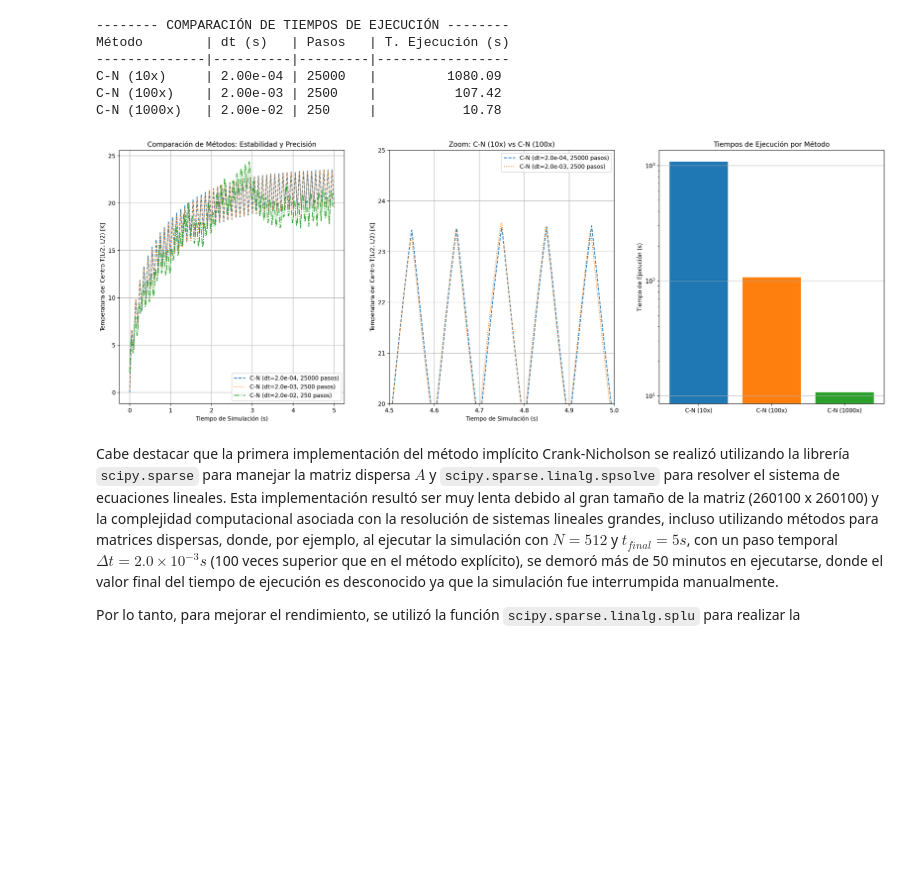
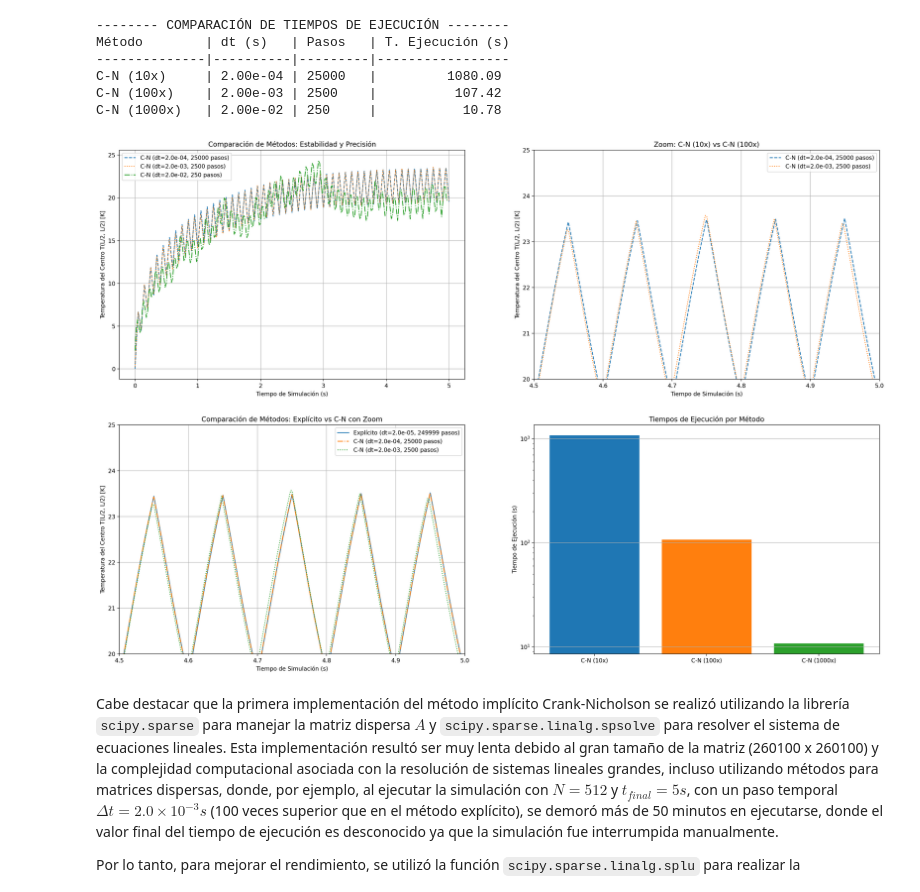
Before and after one commit to Ferzamora053/Tareas-FisComp, a Jupyter notebook: Tarea2_FZ.ipynb, the cells around one changed output. Drawn from its saved outputs; the diff is of its cells as text; code cells hidden in the pictures; blank space fills up the shorter version.

```diff
--- a/Tarea2_FZ.ipynb
+++ b/Tarea2_FZ.ipynb
@@ -1079,42 +1079,53 @@ C-N (10x)     | 2.00e-04 | 25000   |         1080.09
 C-N (100x)    | 2.00e-03 | 2500    |          107.42
 C-N (1000x)   | 2.00e-02 | 250     |           10.78
 # %%
-fig, ax = plt.subplots(1, 3, figsize=(24, 8))
+fig, ax = plt.subplots(2, 2, figsize=(24, 16))
 
 # plt.plot(time_cn, temp_cn, label=f'C-N (dt={dt:.1e}, {len(time_cn)} pasos)', alpha=0.8)
-ax[0].plot(time_cn_10, temp_cn_10, label=f'C-N (dt={dt_10:.1e}, {len(time_cn_10)} pasos)', linestyle='--')
-ax[0].plot(time_cn_100, temp_cn_100, label=f'C-N (dt={dt_100:.1e}, {len(time_cn_100)} pasos)', linestyle=':')
-ax[0].plot(time_cn_1000, temp_cn_1000, label=f'C-N (dt={2.0e-2:.1e}, {len(time_cn_1000)} pasos)', linestyle='-.')
+ax[0, 0].plot(time_cn_10, temp_cn_10, label=f'C-N (dt={dt_10:.1e}, {len(time_cn_10)} pasos)', linestyle='--')
+ax[0, 0].plot(time_cn_100, temp_cn_100, label=f'C-N (dt={dt_100:.1e}, {len(time_cn_100)} pasos)', linestyle=':')
+ax[0, 0].plot(time_cn_1000, temp_cn_1000, label=f'C-N (dt={2.0e-2:.1e}, {len(time_cn_1000)} pasos)', linestyle='-.')
 
 
-ax[0].set_title('Comparación de Métodos: Estabilidad y Precisión')
-ax[0].set_xlabel('Tiempo de Simulación (s)')
-ax[0].set_ylabel('Temperatura del Centro T(L/2, L/2) [K]')
-ax[0].legend()
-ax[0].grid(True)
+ax[0, 0].set_title('Comparación de Métodos: Estabilidad y Precisión')
+ax[0, 0].set_xlabel('Tiempo de Simulación (s)')
+ax[0, 0].set_ylabel('Temperatura del Centro T(L/2, L/2) [K]')
+ax[0, 0].legend()
+ax[0, 0].grid(True)
 
-ax[1].plot(time_cn_10, temp_cn_10, label=f'C-N (dt={dt_10:.1e}, {len(time_cn_10)} pasos)', linestyle='--')
-ax[1].plot(time_cn_100, temp_cn_100, label=f'C-N (dt={dt_100:.1e}, {len(time_cn_100)} pasos)', linestyle=':')
-ax[1].set_title('Zoom: C-N (10x) vs C-N (100x)')
-ax[1].set_xlim(4.5, 5.0)
-ax[1].set_xlabel('Tiempo de Simulación (s)')
-ax[1].set_ylim(20, 25)
-ax[1].set_ylabel('Temperatura del Centro T(L/2, L/2) [K]')
-ax[1].legend()
-ax[1].grid(True)
+ax[0, 1].plot(time_cn_10, temp_cn_10, label=f'C-N (dt={dt_10:.1e}, {len(time_cn_10)} pasos)', linestyle='--')
+ax[0, 1].plot(time_cn_100, temp_cn_100, label=f'C-N (dt={dt_100:.1e}, {len(time_cn_100)} pasos)', linestyle=':')
+ax[0, 1].set_title('Zoom: C-N (10x) vs C-N (100x)')
+ax[0, 1].set_xlim(4.5, 5.0)
+ax[0, 1].set_xlabel('Tiempo de Simulación (s)')
+ax[0, 1].set_ylim(20, 25)
+ax[0, 1].set_ylabel('Temperatura del Centro T(L/2, L/2) [K]')
+ax[0, 1].legend()
+ax[0, 1].grid(True)
+
+ax[1, 0].plot(time_history_f2, T_center_history_f2, label=f'Explícito (dt={dt:.1e}, {len(time_history_f2)} pasos)', linestyle='-')
+ax[1, 0].plot(time_cn_10, temp_cn_10, label=f'C-N (dt={dt_10:.1e}, {len(time_cn_10)} pasos)', linestyle='-.')
+ax[1, 0].plot(time_cn_100, temp_cn_100, label=f'C-N (dt={dt_100:.1e}, {len(time_cn_100)} pasos)', linestyle=':')
+ax[1, 0].set_title('Comparación de Métodos: Explícito vs C-N con Zoom')
+ax[1, 0].set_xlim(4.5, 5.0)
+ax[1, 0].set_xlabel('Tiempo de Simulación (s)')
+ax[1, 0].set_ylim(20, 25)
+ax[1, 0].set_ylabel('Temperatura del Centro T(L/2, L/2) [K]')
+ax[1, 0].legend()
+ax[1, 0].grid(True)
 
 
-ax[2].bar(['C-N (10x)', 'C-N (100x)', 'C-N (1000x)'],
+ax[1, 1].bar(['C-N (10x)', 'C-N (100x)', 'C-N (1000x)'],
           [T_exec_cn_10, T_exec_cn_100, T_exec_cn_1000],
           color=['tab:blue', 'tab:orange', 'tab:green'])
-ax[2].set_title('Tiempos de Ejecución por Método')
-ax[2].set_ylabel('Tiempo de Ejecución (s)')
-ax[2].grid(axis='y')
-ax[2].set_yscale('log')
+ax[1, 1].set_title('Tiempos de Ejecución por Método')
+ax[1, 1].set_ylabel('Tiempo de Ejecución (s)')
+ax[1, 1].grid(axis='y')
+ax[1, 1].set_yscale('log')
 
 plt.savefig('./media/comparacion_metodos_punto5.png')
 # %% [output]
-[figure, old version]
+[figure, new version]
 # %% [markdown]
 Cabe destacar que la primera implementación del método implícito Crank-Nicholson se realizó utilizando la librería `scipy.sparse` para manejar la matriz dispersa $A$ y `scipy.sparse.linalg.spsolve` para resolver el sistema de ecuaciones lineales. Esta implementación resultó ser muy lenta debido al gran tamaño de la matriz (260100 x 260100) y la complejidad computacional asociada con la resolución de sistemas lineales grandes, incluso utilizando métodos para matrices dispersas, donde, por ejemplo, al ejecutar la simulación con $N=512$ y $t_{final}=5s$, con un paso temporal $\Delta t = 2.0 \times 10^{-3} s$ (100 veces superior que en el método explícito), se demoró más de 50 minutos en ejecutarse, donde el valor final del tiempo de ejecución es desconocido ya que la simulación fue interrumpida manualmente.
 
```
Also changed, not shown: 1 other file.
